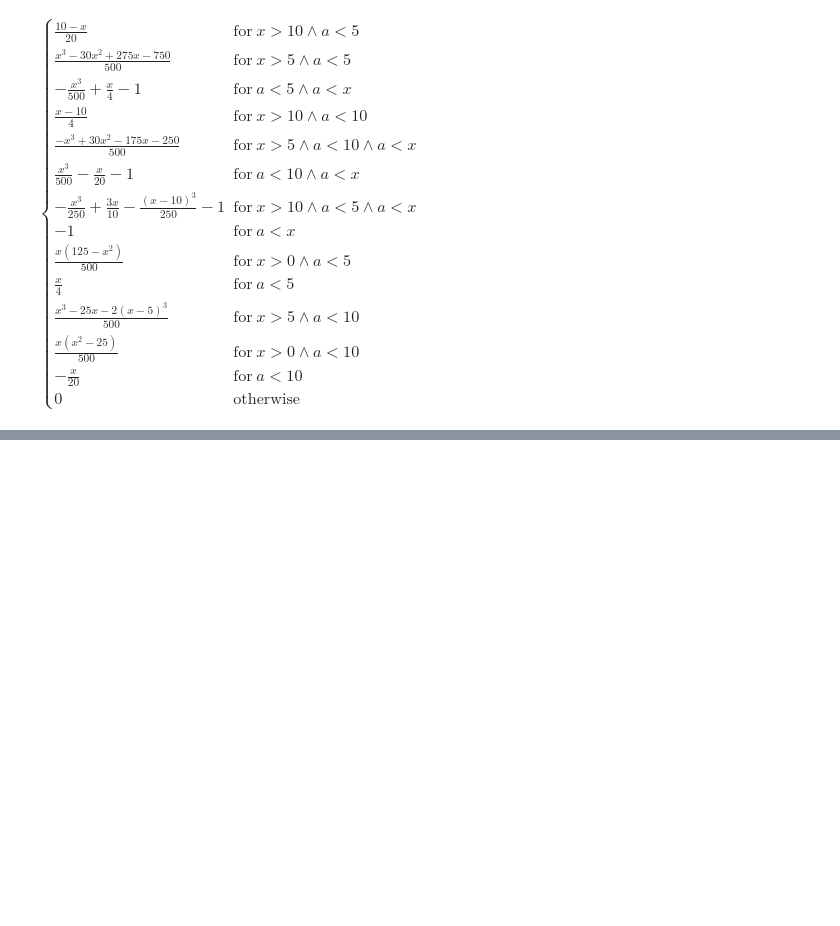
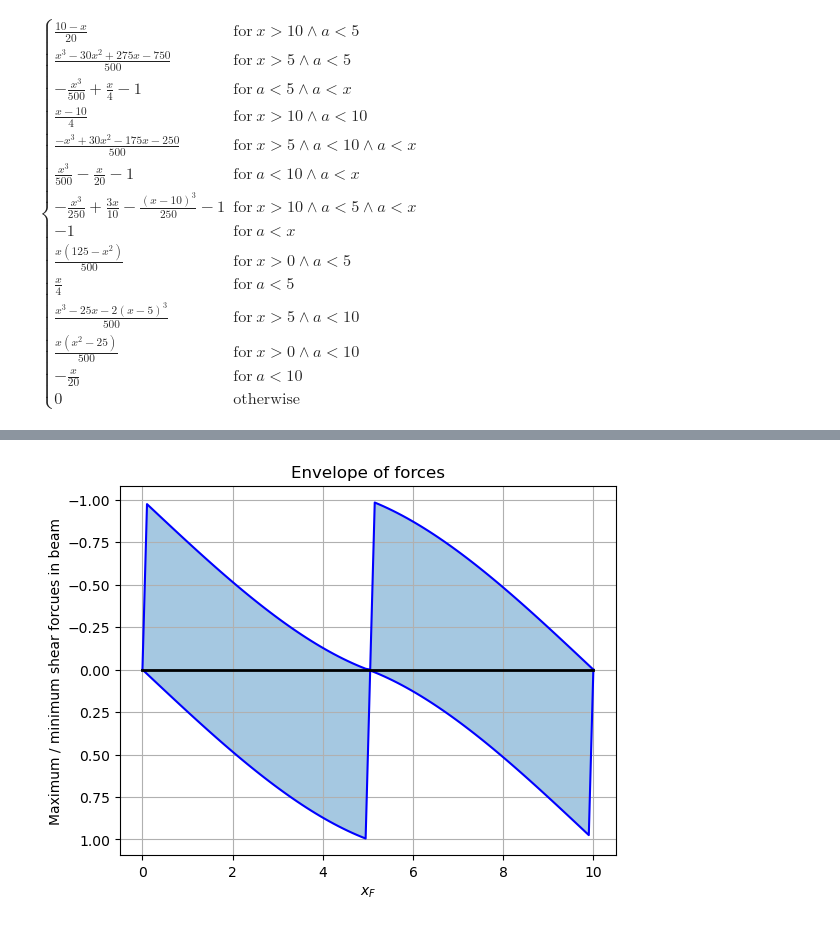
Before and after one commit to Tom-van-Woudenberg/Shared_notebooks, a Jupyter notebook: Structural_Mechanics_4/Interactive_influence_line_envelope.ipynb, the cells around one changed output, grey strips where cells are left out. Drawn from its saved outputs; the diff is of its cells as text; code cells hidden in the pictures; blank space fills up the shorter version.

```diff
--- a/Structural_Mechanics_4/Interactive_influence_line_envelope.ipynb
+++ b/Structural_Mechanics_4/Interactive_influence_line_envelope.ipynb
@@ -148,0 +212,21 @@ ax.set_proj_type('ortho')
+# %%
+%matplotlib inline
+Z_max = np.zeros(100)
+Z_min = np.zeros(100)
+for i in range(100):
+    Z_max[i]=max(Z[i,:])
+    Z_min[i]=min(Z[i,:])
+
+plt.plot(x_input,Z_max,color='blue')
+plt.plot(x_input,Z_min,color='blue')
+plt.plot([0,10],[0,0],color='black',linewidth=2)
+plt.fill_between(x_input,Z_min,Z_max,alpha=0.4)
+plt.xlabel('$x_F$')
+plt.ylabel('Maximum / minimum shear forcues in beam')
+axs = plt.gca()
+axs.grid()
+axs.invert_yaxis()
+title0 = 'Envelope of forces'
+axs.set_title(title0);
+# %% [output]
+[figure, added]
```
Also changed, not shown: parts of 5 cells of this notebook, 4 other files.
